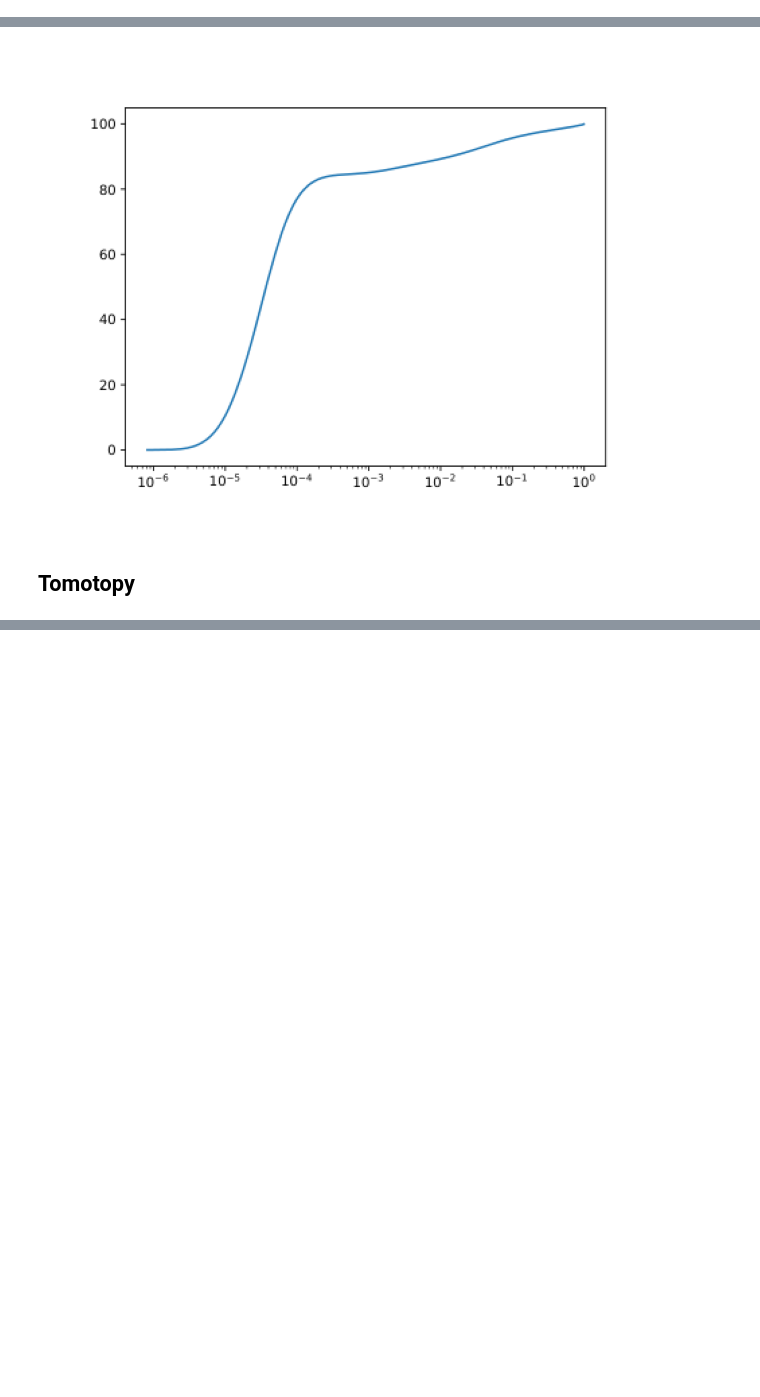
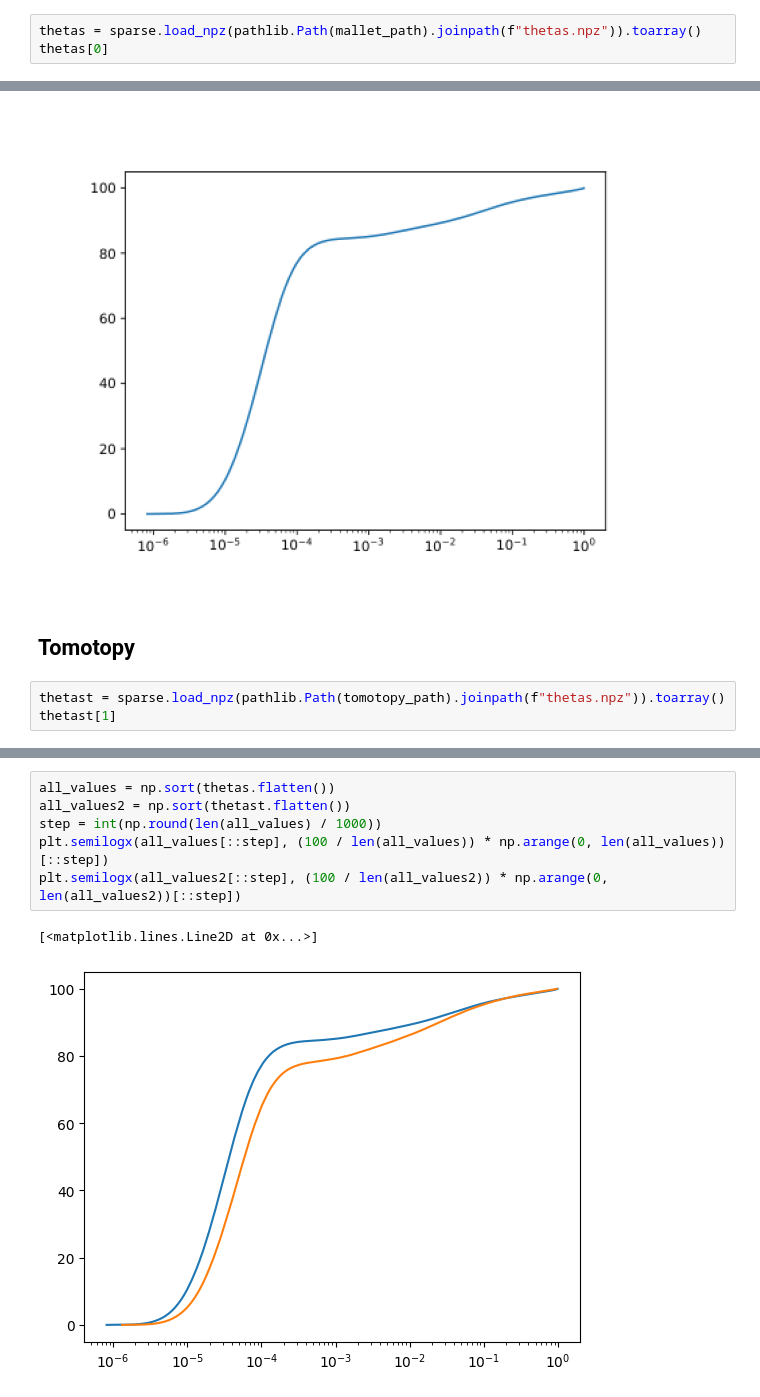
Before and after one commit to ahoho/proxann, a Jupyter notebook: notebooks/lda_mallet_vs_tomotopy.ipynb, the cells around one changed output, grey strips where cells are left out. Saved outputs shown, nothing was run; the diff lists cells and outputs as text; blank space fills up the shorter version.

```diff
--- a/notebooks/lda_mallet_vs_tomotopy.ipynb
+++ b/notebooks/lda_mallet_vs_tomotopy.ipynb
@@ -21,3 +23,6 @@ mallet_path = "/export/usuarios_ml4ds/lbartolome/Repos/umd/theta-evaluation/data
 tomotopy_path = "/export/usuarios_ml4ds/lbartolome/Repos/umd/theta-evaluation/data/models/trained/tomotopy_wiki_50"
 # %% [markdown]
 ## Mallet
+# %%
+thetas = sparse.load_npz(pathlib.Path(mallet_path).joinpath(f"thetas.npz")).toarray()
+thetas[0]
@@ -50,3 +74,6 @@ display_thetas((pathlib.Path(mallet_path) / "thetasDist.pdf"))
 [figure]
 # %% [markdown]
 ## Tomotopy
+# %%
+thetast = sparse.load_npz(pathlib.Path(tomotopy_path).joinpath(f"thetas.npz")).toarray()
+thetast[1]
@@ -79 +121,10 @@ display_thetas((pathlib.Path(tomotopy_path) / "thetasDist.pdf"))
 [figure]
+# %%
+all_values = np.sort(thetas.flatten())
+all_values2 = np.sort(thetast.flatten())
+step = int(np.round(len(all_values) / 1000))
+plt.semilogx(all_values[::step], (100 / len(all_values)) * np.arange(0, len(all_values))[::step])
+plt.semilogx(all_values2[::step], (100 / len(all_values2)) * np.arange(0, len(all_values2))[::step])
+# %% [output]
+[<matplotlib.lines.Line2D at 0x...>]
+[figure, added]
```
Also changed, not shown: parts of 7 cells of this notebook, 10 other files.
